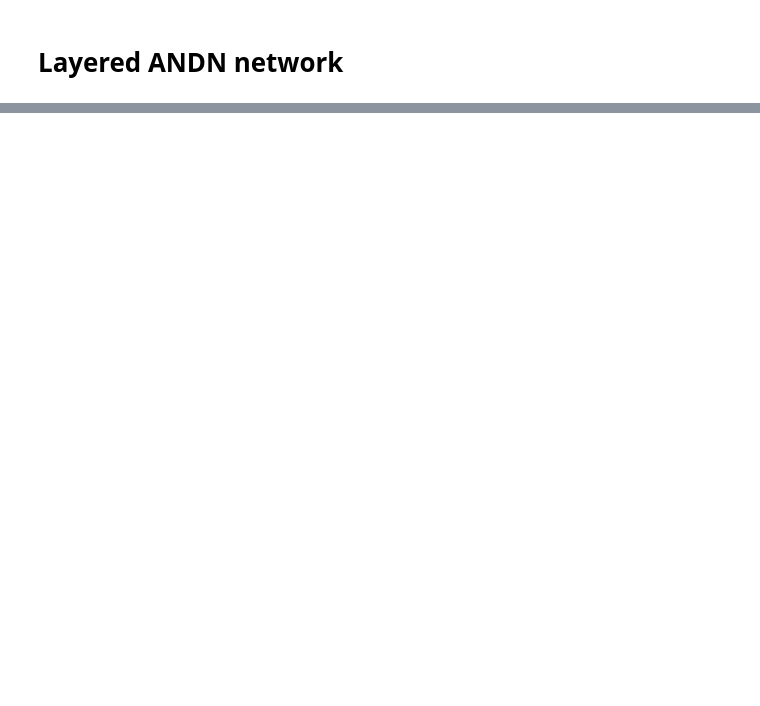
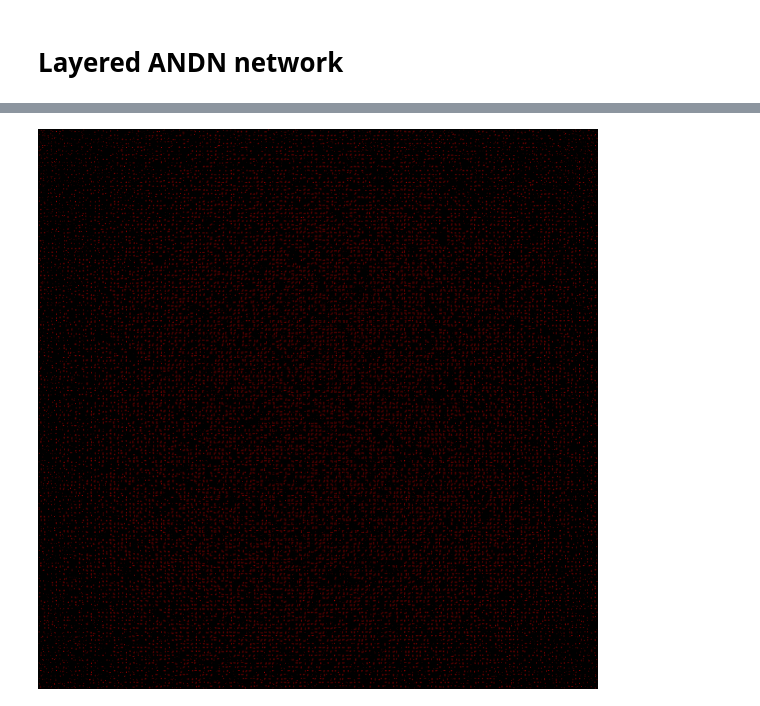
Before and after one commit to anatoli-starostin/spiky, a Jupyter notebook: workbooks/andn.ipynb, the cells around one changed output, grey strips where cells are left out. Saved outputs shown, nothing was run; the diff lists cells and outputs as text; code cells hidden in the pictures; blank space fills up the shorter version.

```diff
--- a/workbooks/andn.ipynb
+++ b/workbooks/andn.ipynb
@@ -434,7 +309,7 @@ from spiky.andn.ANDNLayer import Conv2DANDNLayer, SynapseMeta
 
 input_shape=(28, 28)
 final_output_shape = (1, 10)
-cl_d = 4
+cl_d = 6
 rf_d = 5
 synapse_meta_1 = SynapseMeta(
     min_weight=0.0,
@@ -459,7 +334,7 @@ class ANDNNet(nn.Module):
             receptive_field_shape=(rf_d, rf_d),
             receptive_field_stride_shape=(1, 1),
             output_kernel_shape=(cl_d, cl_d),
-            backprop_hebb_ratio_on_torch_backward=0.5,
+            backprop_hebb_ratio_on_torch_backward=1.0,
             synapse_meta=synapse_meta_1,
             summation_dtype=summation_dtype,
             random_seed=random_seed,
@@ -471,7 +346,7 @@ class ANDNNet(nn.Module):
             receptive_field_shape=(rf_d * cl_d, rf_d * cl_d),
             receptive_field_stride_shape=(cl_d, cl_d),
             output_kernel_shape=(cl_d, cl_d),
-            backprop_hebb_ratio_on_torch_backward=0.5,
+            backprop_hebb_ratio_on_torch_backward=1.0,
             synapse_meta=synapse_meta_1,
             summation_dtype=summation_dtype,
             random_seed=random_seed,
@@ -506,7 +381,6 @@ ANDNNet(
 )
 # %%
-#optimizer = optim.SGD(andn_net.parameters(), lr=0.001, momentum=0.9)
-optimizer = optim.Adam(layered_andn_net.parameters(), lr=0.0001)
+optimizer = optim.Adam(layered_andn_net.parameters(), lr=0.001)
 
 loss_func = nn.CrossEntropyLoss()
 for epoch in range(16):
@@ -554,24 +428,26 @@ Epoch 16 Train/test accuracy: 99.23/97.51
 # %%
 from spiky.util.visual_helpers import grayscale_to_red_and_blue
 
 output_shape = layered_andn_net.layer1.output_shape()
 patch_h, patch_w = (rf_d, rf_d)
-target_image = torch.zeros([output_shape[0] * (patch_h + 2), output_shape[1] * (patch_w + 2)])
+target_image = torch.zeros([output_shape[0] * (rf_d + 2), output_shape[1] * (rf_d + 2)])
 weights = layered_andn_net.layer1.export_weights()
 
 for i in range(output_shape[0]):
     for j in range(output_shape[1]):
         target_image[
-            i * (patch_h + 2) + 1:i * (patch_h + 2) + patch_h + 1,
-            j * (patch_w + 2) + 1:j * (patch_w + 2) + patch_w + 1
+            i * (rf_d + 2) + 1:i * (rf_d+ 2) + rf_d + 1,
+            j * (rf_d + 2) + 1:j * (rf_d + 2) + rf_d + 1
         ] = weights[i, j]
 
 img = grayscale_to_red_and_blue(target_image.unsqueeze(0))
 color_rescaler = 1.0 / (img.abs().max() + 0.0000000001)
 img = to_pil_image((img * color_rescaler).clip(0.0, 1.0))
 img.resize(
     [
         output_shape[0] * rf_d * 4,
         output_shape[1] * rf_d * 4
     ], Image.NEAREST
 )
+# %% [output]
+[figure, added]
```
Also changed, not shown: parts of 27 cells of this notebook, 2 other files.
